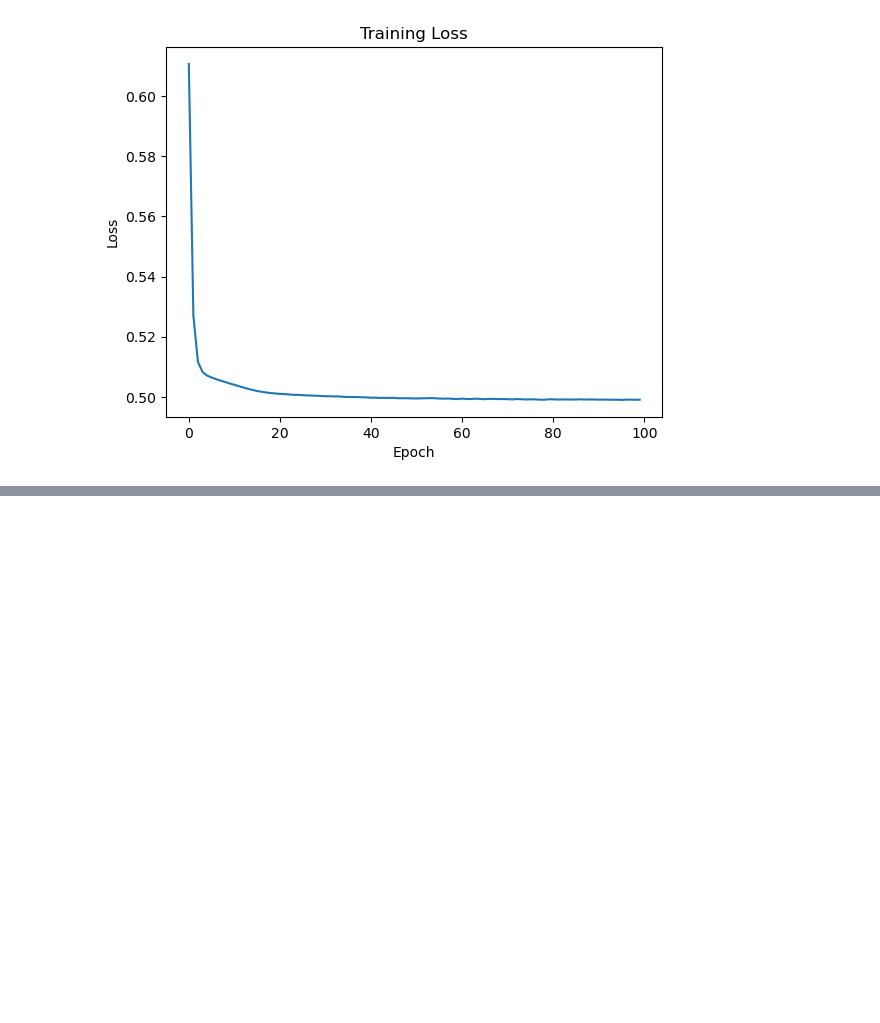
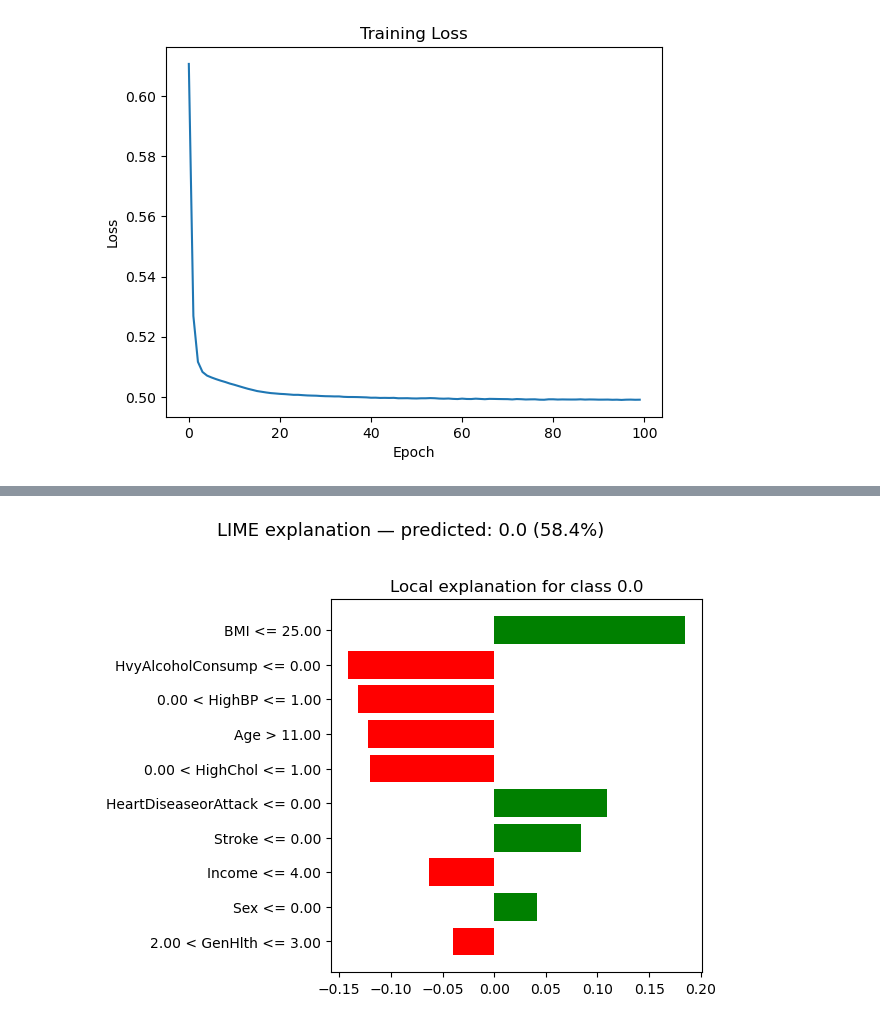
Before and after one commit to Stampe04/XAI_01, a Jupyter notebook: nn.ipynb, the cells around one changed output, grey strips where cells are left out. Cells and saved outputs as stored; diff of their text form; code cells hidden in the pictures; blank space fills up the shorter version.

```diff
--- a/nn.ipynb
+++ b/nn.ipynb
@@ -208,0 +318,43 @@ print(cm)
+# %%
+probabilities2 = predict_proba_fn(X_test)
+predictions2 = np.argmax(probabilities2, axis=1)
+
+target_class2 = le.transform([0.0])[0]
+low_income_mask = predictions2 == target_class2
+
+if not np.any(low_income_mask):
+    raise ValueError("No test instances were predicted as class 0.")
+
+idx2 = np.where(low_income_mask)[0][0]
+
+instance2 = X_test[idx2]
+pred_class2 = class_names[predictions2[idx2]]
+pred_proba2 = probabilities2[idx2]
+
+exp2 = explainer.explain_instance(
+    data_row=instance2,
+    predict_fn=predict_proba_fn,
+    num_features=10,
+    num_samples=5000,
+)
+
+# LIME defaults to class 1 unless we specify the label explicitly
+exp2 = explainer.explain_instance(
+    data_row=instance2,
+    predict_fn=predict_proba_fn,
+    labels=(target_class2,),
+    num_features=10,
+    num_samples=5000,
+)
+
+fig2 = exp2.as_pyplot_figure(label=target_class2)
+fig2.suptitle(
+    f"LIME explanation — predicted: {pred_class2} "
+    f"({pred_proba2.max():.1%})",
+    fontsize=13,
+    y=1.02,
+)
+plt.tight_layout()
+plt.show()
+# %% [output]
+[figure, added]
```
Also changed, not shown: parts of 17 cells of this notebook.
